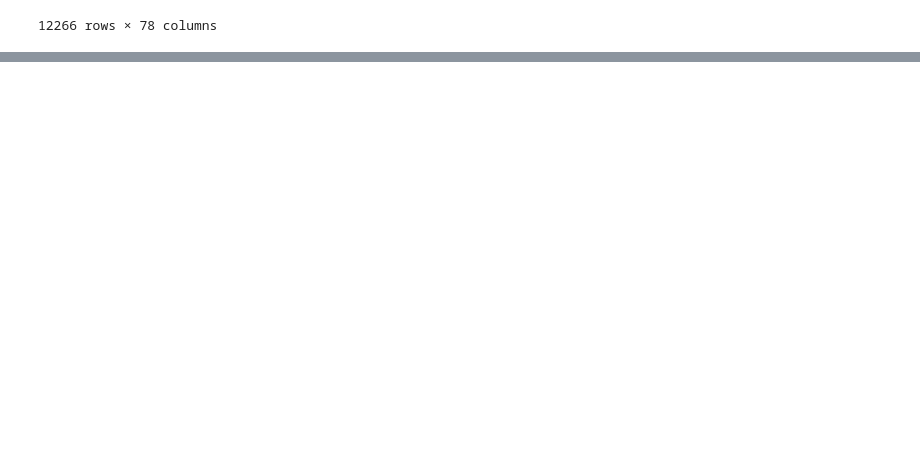
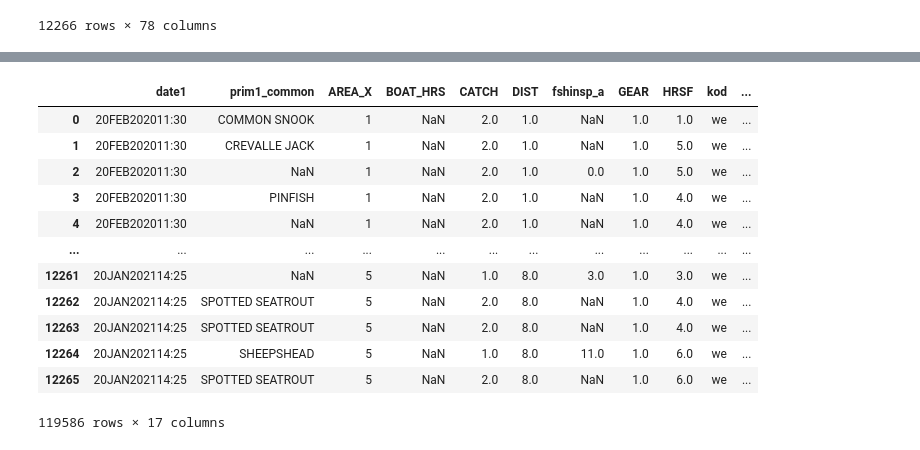
Before and after one commit to ddw26/Team-Frist-Center, a Jupyter notebook: mod_20_circle_s1.ipynb, the cells around one changed output, grey strips where cells are left out. Saved outputs shown, nothing was run; the diff lists cells and outputs as text; code cells hidden in the pictures; blank space fills up the shorter version.

```diff
--- a/mod_20_circle_s1.ipynb
+++ b/mod_20_circle_s1.ipynb
@@ -279,0 +278,28 @@ col_name
+# %%
+# Drop values with very high NaN (all rows have NaN in at least one column, so dropna drops everything)
+
+df_filtered = df_filtered.drop(labels = [
+    "ADD_HRS",
+    "ART_REEF",
+    "prim1",
+    "prim2",
+    "tsn1",
+    "MODE2001",
+    "DISTKEYS"
+], axis=1)
+
+df_filtered
+# %% [output]
+|  | date1 | prim1_common | AREA_X | BOAT_HRS | CATCH | DIST | fshinsp_a | GEAR | HRSF | kod | ... |
+| 0 | 20FEB202011:30 | COMMON SNOOK | 1 | NaN | 2.0 | 1.0 | NaN | 1.0 | 1.0 | we | ... |
+| 1 | 20FEB202011:30 | CREVALLE JACK | 1 | NaN | 2.0 | 1.0 | NaN | 1.0 | 5.0 | we | ... |
+| 2 | 20FEB202011:30 | NaN | 1 | NaN | 2.0 | 1.0 | 0.0 | 1.0 | 5.0 | we | ... |
+| 3 | 20FEB202011:30 | PINFISH | 1 | NaN | 2.0 | 1.0 | NaN | 1.0 | 4.0 | we | ... |
+| 4 | 20FEB202011:30 | NaN | 1 | NaN | 2.0 | 1.0 | NaN | 1.0 | 4.0 | we | ... |
+| ... | ... | ... | ... | ... | ... | ... | ... | ... | ... | ... | ... |
+| 12261 | 20JAN202114:25 | NaN | 5 | NaN | 1.0 | 8.0 | 3.0 | 1.0 | 3.0 | we | ... |
+| 12262 | 20JAN202114:25 | SPOTTED SEATROUT | 5 | NaN | 2.0 | 8.0 | NaN | 1.0 | 4.0 | we | ... |
+| 12263 | 20JAN202114:25 | SPOTTED SEATROUT | 5 | NaN | 2.0 | 8.0 | NaN | 1.0 | 4.0 | we | ... |
+| 12264 | 20JAN202114:25 | SHEEPSHEAD | 5 | NaN | 1.0 | 8.0 | 11.0 | 1.0 | 6.0 | we | ... |
+| 12265 | 20JAN202114:25 | SPOTTED SEATROUT | 5 | NaN | 2.0 | 8.0 | NaN | 1.0 | 6.0 | we | ... |
+119586 rows × 17 columns
```
Also changed, not shown: parts of 27 cells of this notebook.
